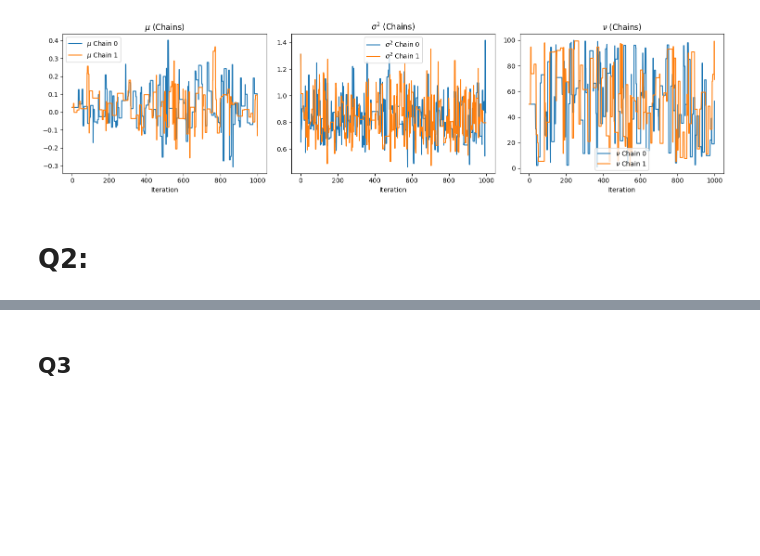
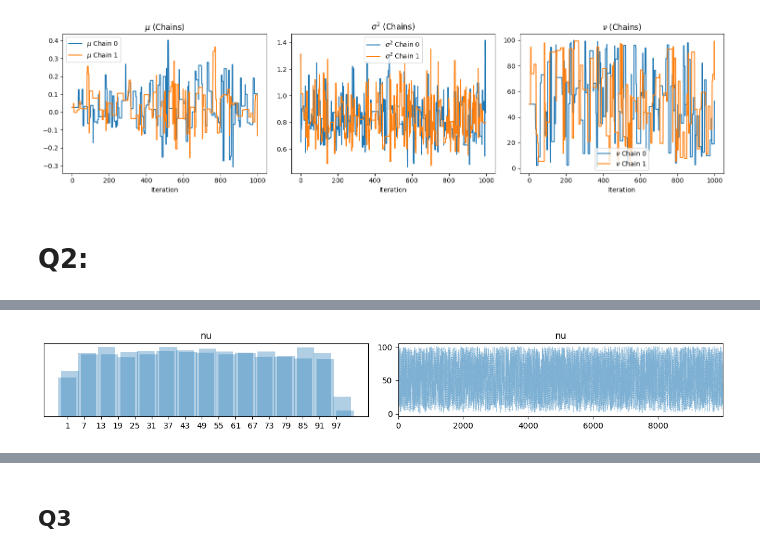
Before and after one commit to thu2912/HW6-Sta365, a Jupyter notebook: HW6.ipynb, the cells around one changed output, grey strips where cells are left out. Drawn from its saved outputs; the diff is of its cells as text; code cells hidden in the pictures; blank space fills up the shorter version.

```diff
--- a/HW6.ipynb
+++ b/HW6.ipynb
@@ -224,0 +188,4 @@ However since prior v in this case is a discrete uniform distribution so increas
+# %%
+m2 = 10000
+with t_model:
+    idata2 = pm.sample(m2, chains=2, tune=1000)
@@ -224,0 +195,5 @@ However since prior v in this case is a discrete uniform distribution so increas
+# %%
+az.plot_trace(idata2.posterior['nu'])
+plt.tight_layout()
+# %% [output]
+[figure, added]
```
Also changed, not shown: parts of 12 cells of this notebook.
